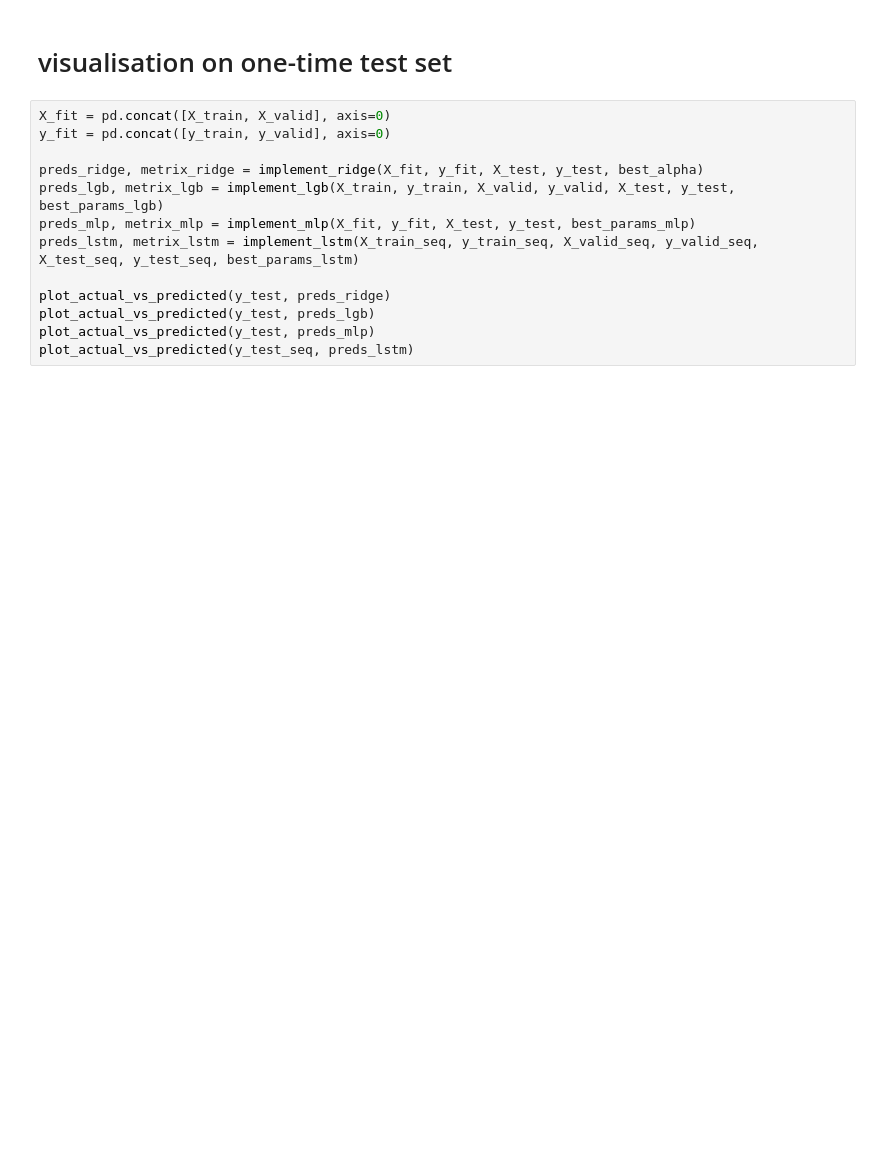
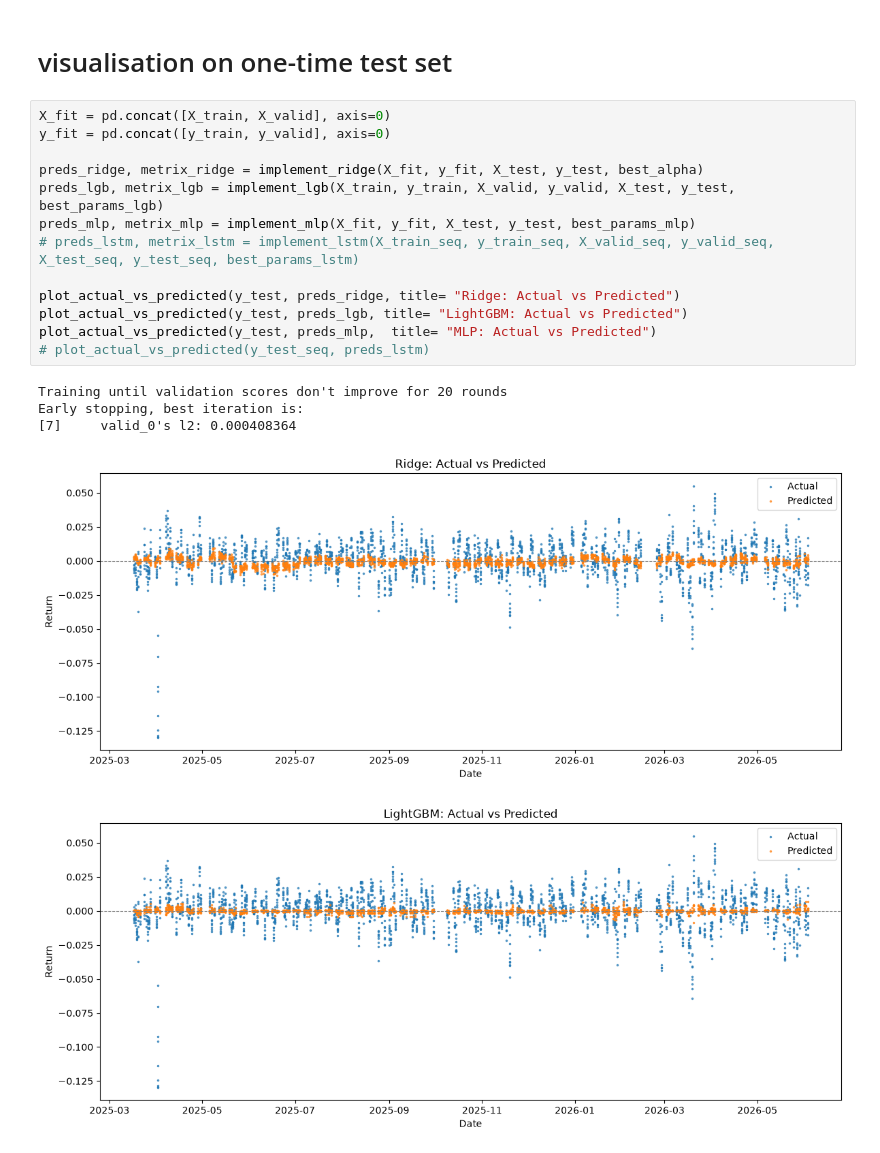
Before and after one commit to hanxi2415-bit/official_run, a Jupyter notebook: multi_stock_pipeline.ipynb, the cells around one changed output. Cells and saved outputs as stored; diff of their text form; blank space fills up the shorter version.

```diff
--- a/multi_stock_pipeline.ipynb
+++ b/multi_stock_pipeline.ipynb
@@ -168,13 +329,19 @@ print(summary)
 # %%
 X_fit = pd.concat([X_train, X_valid], axis=0)
 y_fit = pd.concat([y_train, y_valid], axis=0)
 
 preds_ridge, metrix_ridge = implement_ridge(X_fit, y_fit, X_test, y_test, best_alpha)
 preds_lgb, metrix_lgb = implement_lgb(X_train, y_train, X_valid, y_valid, X_test, y_test, best_params_lgb)
 preds_mlp, metrix_mlp = implement_mlp(X_fit, y_fit, X_test, y_test, best_params_mlp)
-preds_lstm, metrix_lstm = implement_lstm(X_train_seq, y_train_seq, X_valid_seq, y_valid_seq, X_test_seq, y_test_seq, best_params_lstm)
+# preds_lstm, metrix_lstm = implement_lstm(X_train_seq, y_train_seq, X_valid_seq, y_valid_seq, X_test_seq, y_test_seq, best_params_lstm)
 
-plot_actual_vs_predicted(y_test, preds_ridge)
-plot_actual_vs_predicted(y_test, preds_lgb)
-plot_actual_vs_predicted(y_test, preds_mlp)
-plot_actual_vs_predicted(y_test_seq, preds_lstm)
+plot_actual_vs_predicted(y_test, preds_ridge, title= "Ridge: Actual vs Predicted")
+plot_actual_vs_predicted(y_test, preds_lgb, title= "LightGBM: Actual vs Predicted")
+plot_actual_vs_predicted(y_test, preds_mlp,  title= "MLP: Actual vs Predicted")
+# plot_actual_vs_predicted(y_test_seq, preds_lstm)
+# %% [output]
+Training until validation scores don't improve for 20 rounds
+Early stopping, best iteration is:
+[7]     valid_0's l2: 0.000408364
+[figure, added]
+[figure, added]
```
Also changed, not shown: parts of 10 cells of this notebook, 6 other files.
